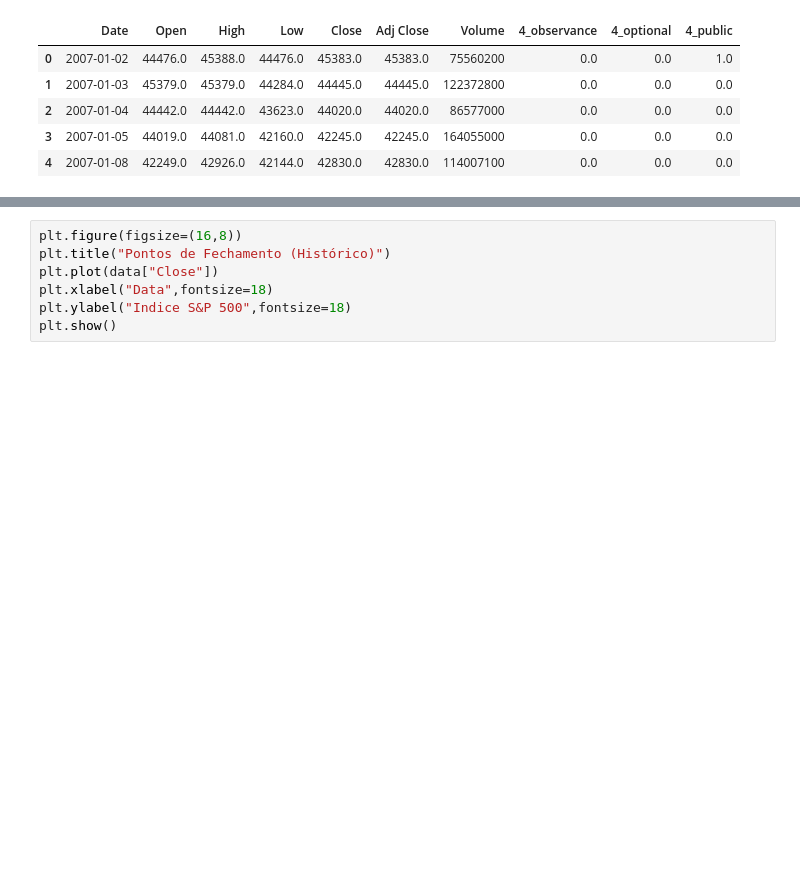
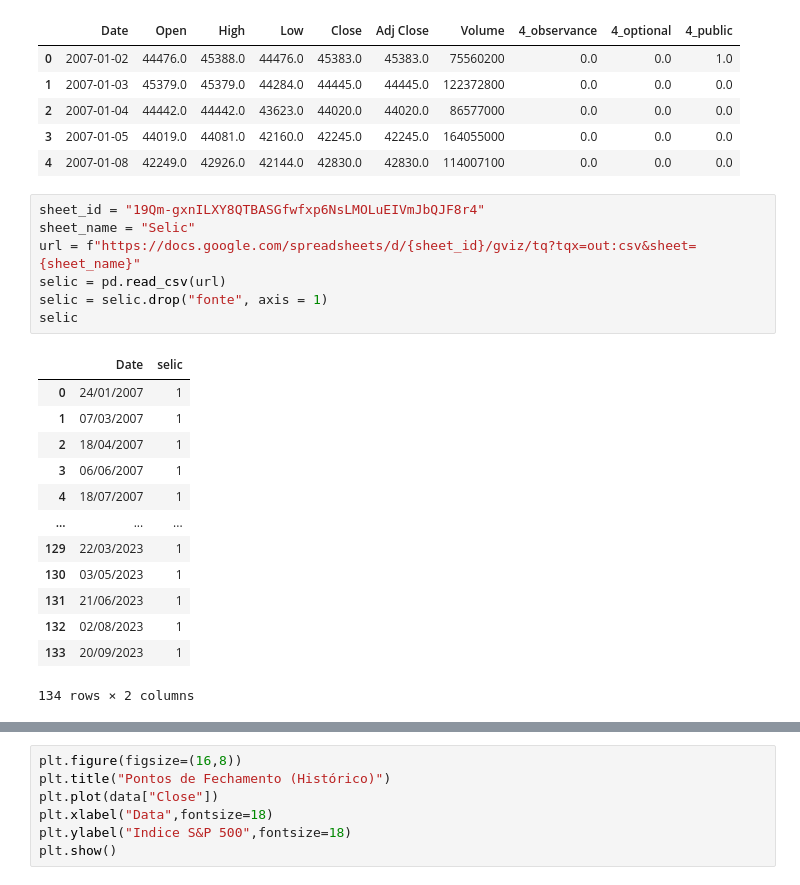
Before and after one commit to marreapato/Forecasting_Paper_XAI, a Jupyter notebook: stocks_type_lags/MultivariateStocks_Baseline_Com_Lags_tryingshaplime.ipynb, the cells around one changed output, grey strips where cells are left out. Cells and saved outputs as stored; diff of their text form; blank space fills up the shorter version.

```diff
--- a/stocks_type_lags/MultivariateStocks_Baseline_Com_Lags_tryingshaplime.ipynb
+++ b/stocks_type_lags/MultivariateStocks_Baseline_Com_Lags_tryingshaplime.ipynb
@@ -87,3 +90,24 @@ data.head()
 | 2 | 2007-01-04 | 44442.0 | 44442.0 | 43623.0 | 44020.0 | 44020.0 | 86577000 | 0.0 | 0.0 | 0.0 |
 | 3 | 2007-01-05 | 44019.0 | 44081.0 | 42160.0 | 42245.0 | 42245.0 | 164055000 | 0.0 | 0.0 | 0.0 |
 | 4 | 2007-01-08 | 42249.0 | 42926.0 | 42144.0 | 42830.0 | 42830.0 | 114007100 | 0.0 | 0.0 | 0.0 |
+# %%
+sheet_id = "19Qm-gxnILXY8QTBASGfwfxp6NsLMOLuEIVmJbQJF8r4"
+sheet_name = "Selic"
+url = f"https://docs.google.com/spreadsheets/d/{sheet_id}/gviz/tq?tqx=out:csv&sheet={sheet_name}"
+selic = pd.read_csv(url)
+selic = selic.drop("fonte", axis = 1)
+selic
+# %% [output]
+|  | Date | selic |
+| 0 | 24/01/2007 | 1 |
+| 1 | 07/03/2007 | 1 |
+| 2 | 18/04/2007 | 1 |
+| 3 | 06/06/2007 | 1 |
+| 4 | 18/07/2007 | 1 |
+| ... | ... | ... |
+| 129 | 22/03/2023 | 1 |
+| 130 | 03/05/2023 | 1 |
+| 131 | 21/06/2023 | 1 |
+| 132 | 02/08/2023 | 1 |
+| 133 | 20/09/2023 | 1 |
+134 rows × 2 columns
```
Also changed, not shown: parts of 13 cells of this notebook.
